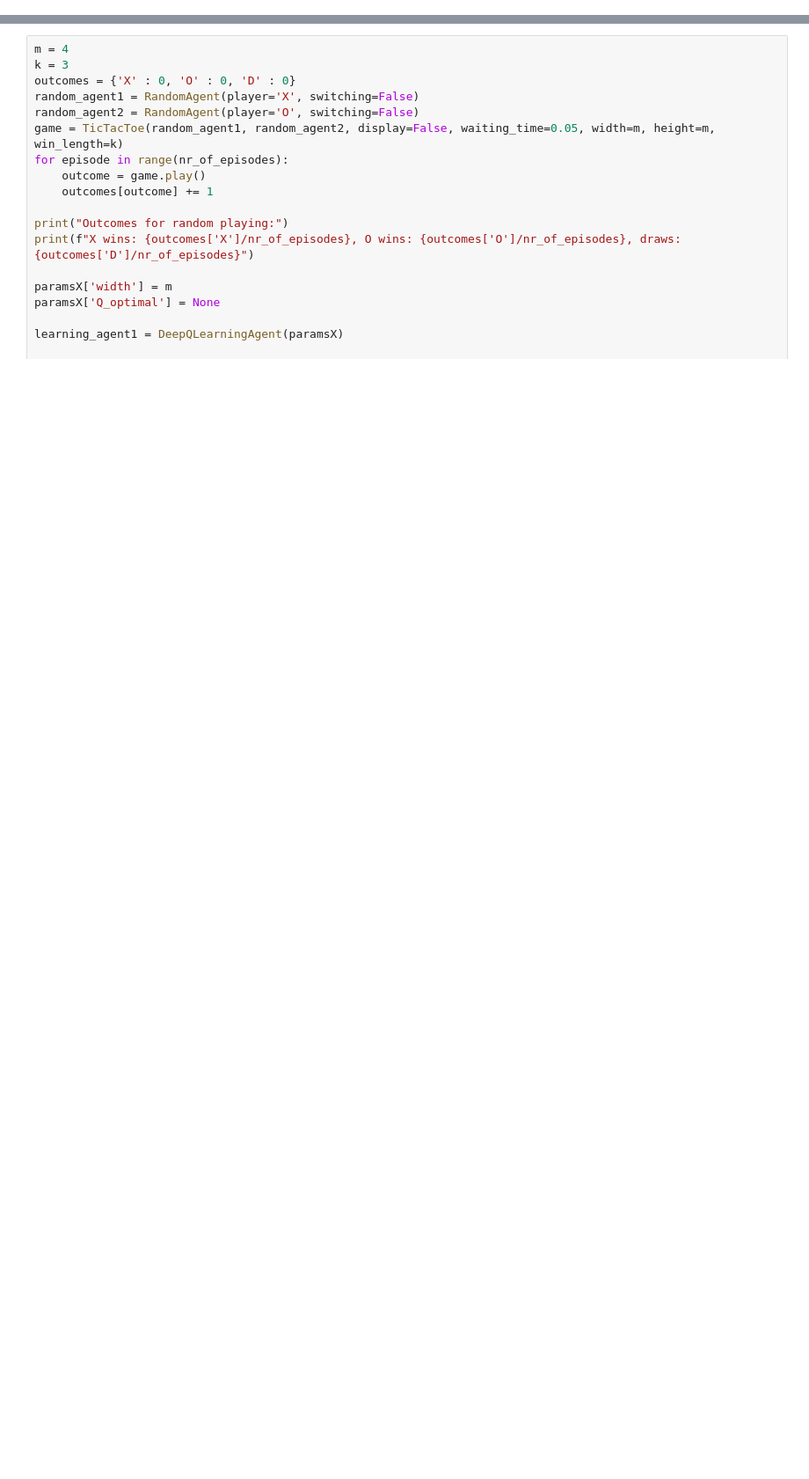
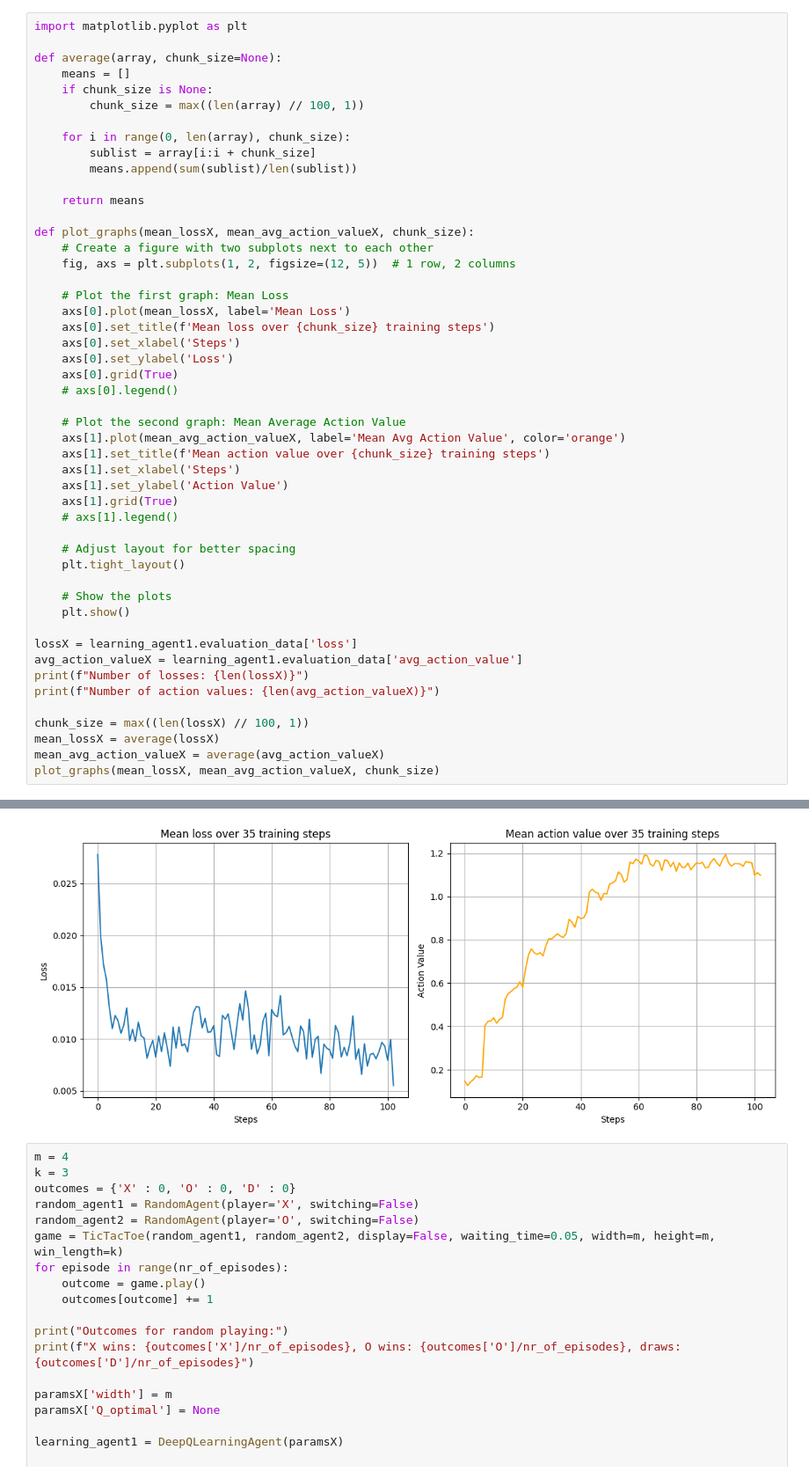
Before and after one commit to jakobatgithub/TicTacToe, a Jupyter notebook: TicTacToe.ipynb, the cells around one changed output, grey strips where cells are left out. Shown at 88% size. Saved outputs shown, nothing was run; the diff lists cells and outputs as text; blank space fills up the shorter version.

Commit message:
Nice function for plotting.

```diff
--- a/TicTacToe.ipynb
+++ b/TicTacToe.ipynb
@@ -95,0 +112,50 @@ plt.show()
+# %%
+import matplotlib.pyplot as plt
+
+def average(array, chunk_size=None):
+    means = []
+    if chunk_size is None:
+        chunk_size = max((len(array) // 100, 1))
+
+    for i in range(0, len(array), chunk_size):
+        sublist = array[i:i + chunk_size]
+        means.append(sum(sublist)/len(sublist))
+
+    return means
+
+def plot_graphs(mean_lossX, mean_avg_action_valueX, chunk_size):
+    # Create a figure with two subplots next to each other
+    fig, axs = plt.subplots(1, 2, figsize=(12, 5))  # 1 row, 2 columns
+
+    # Plot the first graph: Mean Loss
+    axs[0].plot(mean_lossX, label='Mean Loss')
+    axs[0].set_title(f'Mean loss over {chunk_size} training steps')
+    axs[0].set_xlabel('Steps')
+    axs[0].set_ylabel('Loss')
+    axs[0].grid(True)
+    # axs[0].legend()
+
+    # Plot the second graph: Mean Average Action Value
+    axs[1].plot(mean_avg_action_valueX, label='Mean Avg Action Value', color='orange')
+    axs[1].set_title(f'Mean action value over {chunk_size} training steps')
+    axs[1].set_xlabel('Steps')
+    axs[1].set_ylabel('Action Value')
+    axs[1].grid(True)
+    # axs[1].legend()
+
+    # Adjust layout for better spacing
+    plt.tight_layout()
+
+    # Show the plots
+    plt.show()
+
+lossX = learning_agent1.evaluation_data['loss']
+avg_action_valueX = learning_agent1.evaluation_data['avg_action_value']
+print(f"Number of losses: {len(lossX)}")
+print(f"Number of action values: {len(avg_action_valueX)}")
+
+chunk_size = max((len(lossX) // 100, 1))
+mean_lossX = average(lossX)
+mean_avg_action_valueX = average(avg_action_valueX)
+plot_graphs(mean_lossX, mean_avg_action_valueX, chunk_size)
+# %% [output]
@@ -96,3 +164,4 @@ plt.show()
+[figure, added]
 # %%
 m = 4
 k = 3
```
Also changed, not shown: parts of 4 cells of this notebook, 1 other file.
